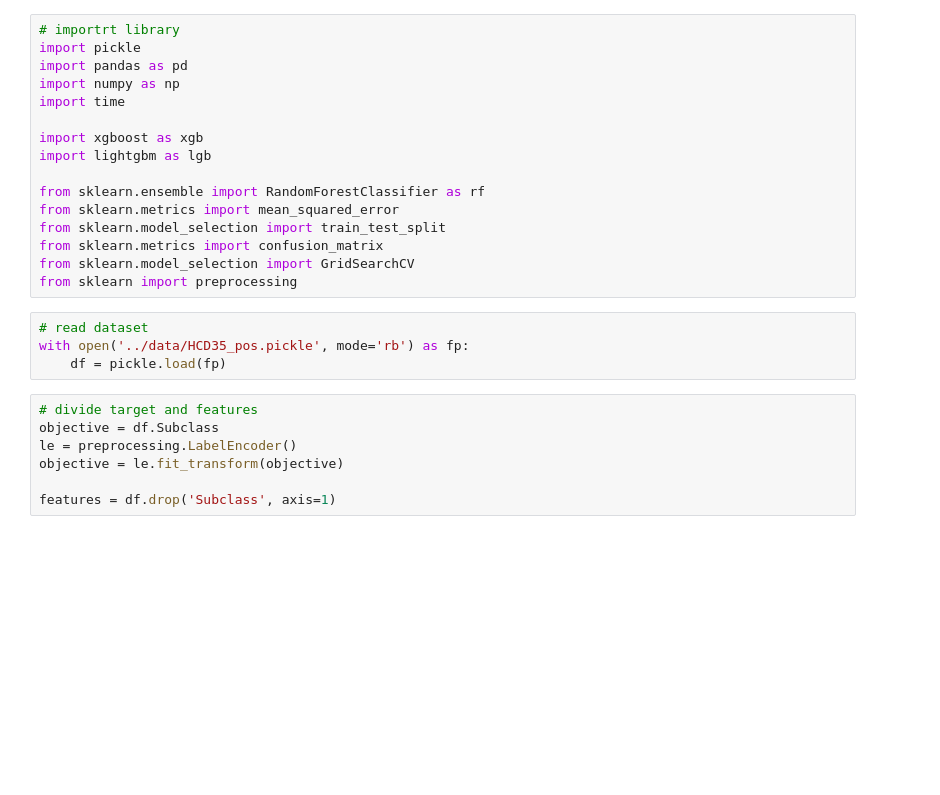
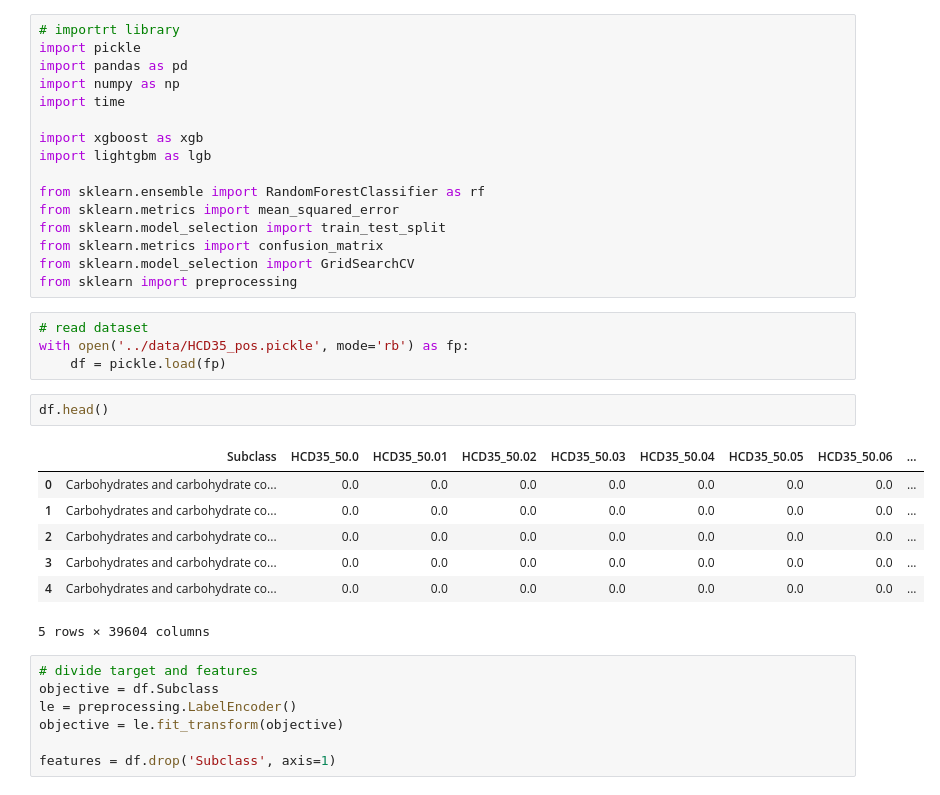
Before and after one commit to tobigithub/ms2class-1, a Jupyter notebook: ipynb/5_Random Forest.ipynb, the cells around one changed output. Cells and saved outputs as stored; diff of their text form; blank space fills up the shorter version.

```diff
--- a/ipynb/5_Random Forest.ipynb
+++ b/ipynb/5_Random Forest.ipynb
@@ -18,6 +18,16 @@ from sklearn import preprocessing
 # read dataset
 with open('../data/HCD35_pos.pickle', mode='rb') as fp:
     df = pickle.load(fp)
+# %%
+df.head()
+# %% [output]
+|  | Subclass | HCD35_50.0 | HCD35_50.01 | HCD35_50.02 | HCD35_50.03 | HCD35_50.04 | HCD35_50.05 | HCD35_50.06 | ... |
+| 0 | Carbohydrates and carbohydrate co... | 0.0 | 0.0 | 0.0 | 0.0 | 0.0 | 0.0 | 0.0 | ... |
+| 1 | Carbohydrates and carbohydrate co... | 0.0 | 0.0 | 0.0 | 0.0 | 0.0 | 0.0 | 0.0 | ... |
+| 2 | Carbohydrates and carbohydrate co... | 0.0 | 0.0 | 0.0 | 0.0 | 0.0 | 0.0 | 0.0 | ... |
+| 3 | Carbohydrates and carbohydrate co... | 0.0 | 0.0 | 0.0 | 0.0 | 0.0 | 0.0 | 0.0 | ... |
+| 4 | Carbohydrates and carbohydrate co... | 0.0 | 0.0 | 0.0 | 0.0 | 0.0 | 0.0 | 0.0 | ... |
+5 rows × 39604 columns
 # %%
 # divide target and features
 objective = df.Subclass
```
Also changed, not shown: 9 other files.
